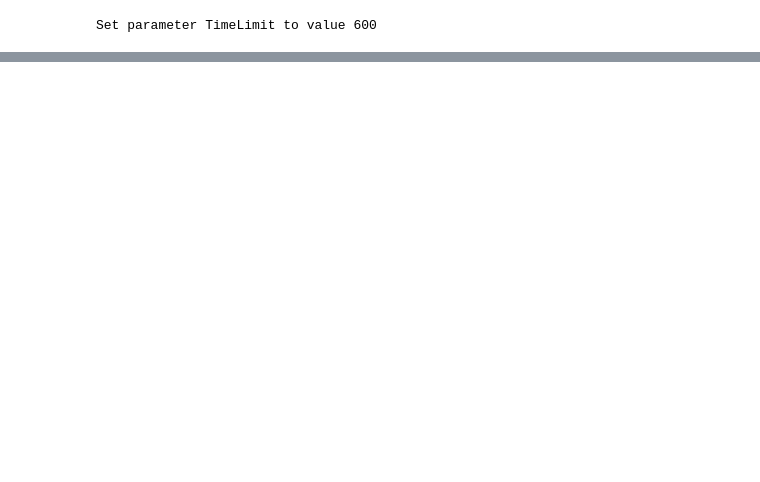
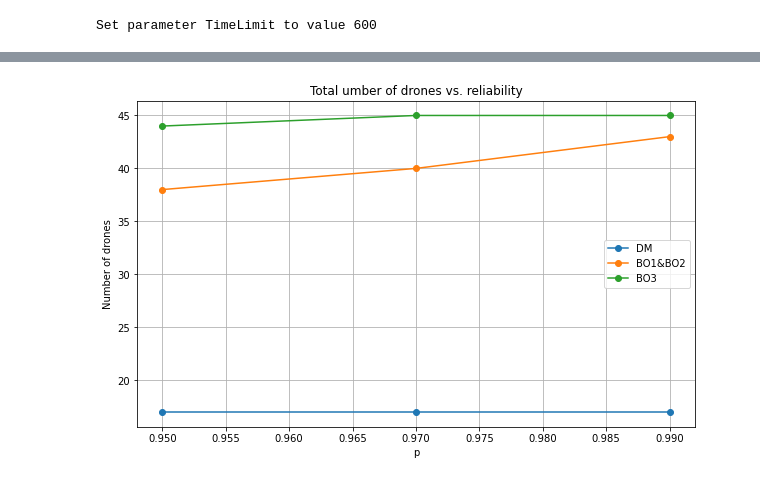
Before and after one commit to petrenaa/Stochastic_Programming_Relaxations, a Jupyter notebook: CODE.ipynb, the cells around one changed output, grey strips where cells are left out. Cells and saved outputs as stored; diff of their text form; code cells hidden in the pictures; blank space fills up the shorter version.

```diff
--- a/CODE.ipynb
+++ b/CODE.ipynb
@@ -1095,0 +1101,33 @@ print(model_DM.ObjVal, model_BO1.ObjVal, model_BO2.ObjVal, model_BO3.ObjVal)
+# %%
+import matplotlib.pyplot as plt
+import pandas as pd
+
+# Data from the image
+data = {
+    'p': [0.95, 0.97, 0.99],
+    'DM': [17, 17, 17],
+    'BO1&BO2': [38, 40, 43],
+    'BO3': [44, 45, 45]
+}
+
+# Create DataFrame
+df = pd.DataFrame(data)
+
+# Plot the data
+plt.figure(figsize=(10, 6))
+plt.plot(df['p'], df['DM'], marker='o', label='DM')
+plt.plot(df['p'], df['BO1&BO2'], marker='o', label='BO1&BO2')
+plt.plot(df['p'], df['BO3'], marker='o', label='BO3')
+
+
+# Adding title and labels
+plt.title('Total umber of drones vs. reliability')
+plt.xlabel('p')
+plt.ylabel('Number of drones')
+plt.legend()
+plt.grid(True)
+
+# Show the plot
+plt.show()
+# %% [output]
+[figure, added]
```
Also changed, not shown: parts of 30 cells of this notebook.
